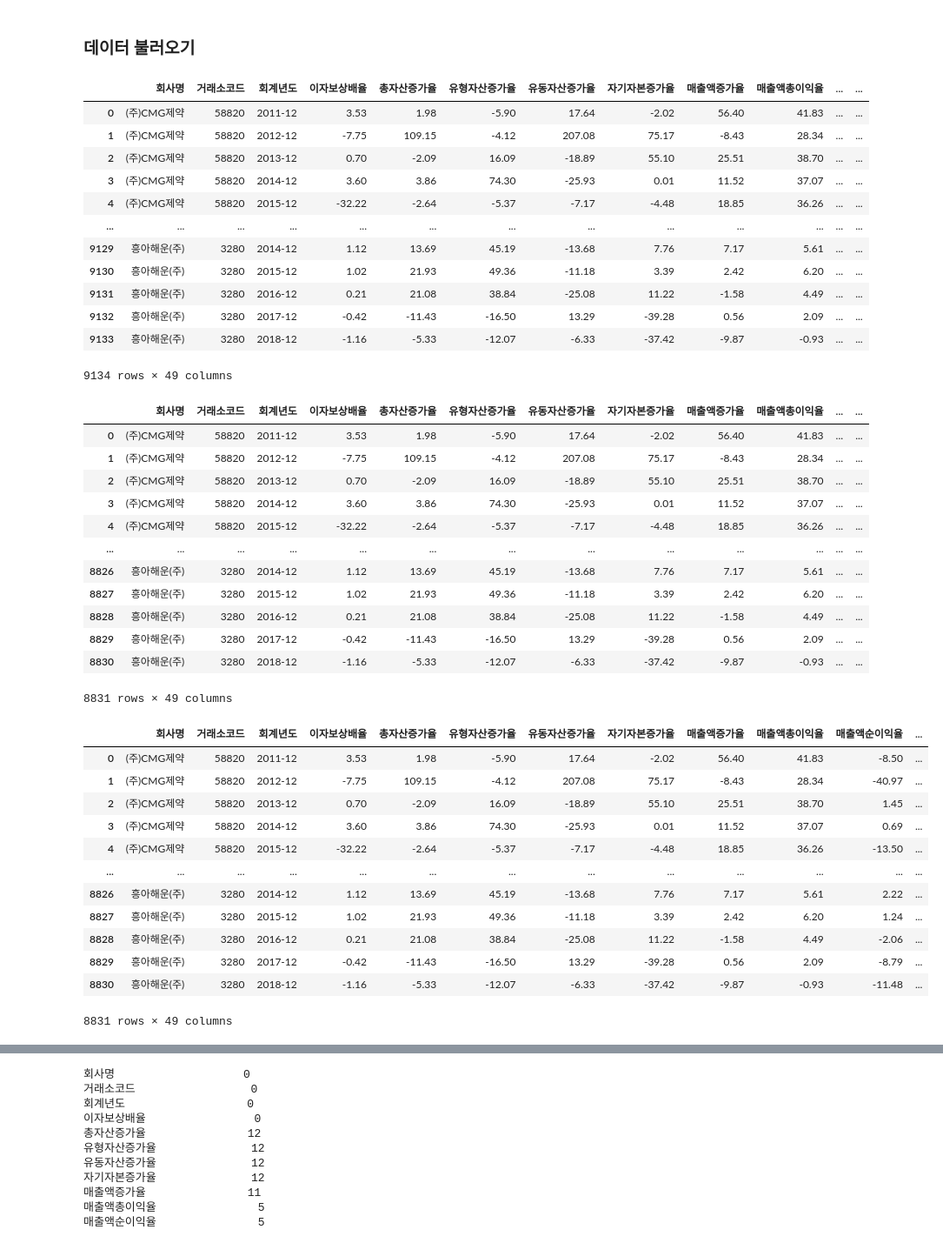
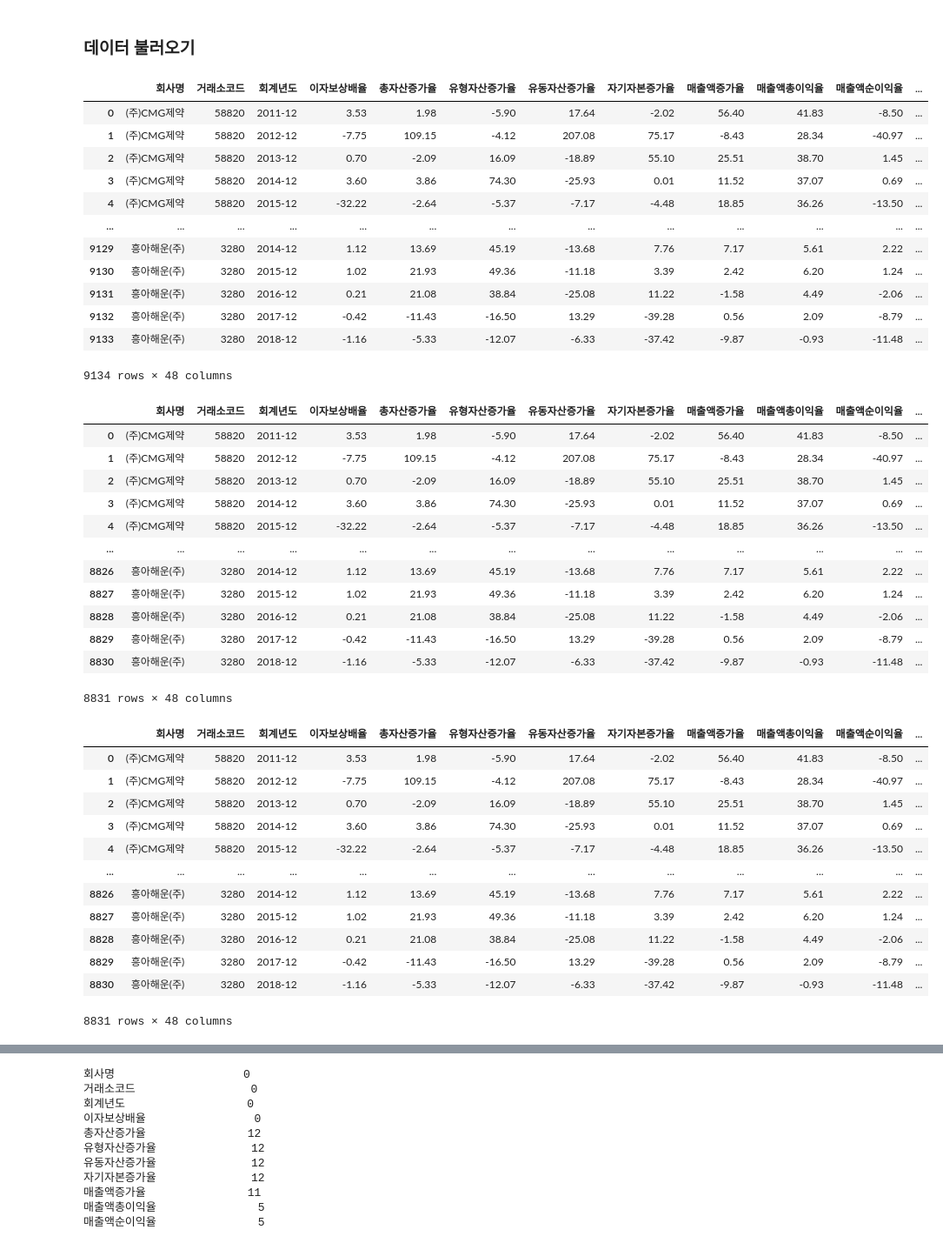
Before and after one commit to Penta-Audit-Technology/jh, a Jupyter notebook: 5차테스트.ipynb, the cells around one changed output, grey strips where cells are left out. Shown at 87% size. Saved outputs shown, nothing was run; the diff lists cells and outputs as text; code cells hidden in the pictures.

```diff
--- a/5차테스트.ipynb
+++ b/5차테스트.ipynb
@@ -5,38 +5,38 @@
 # %%
 import pandas as pd
 import numpy as np
 import matplotlib.pyplot as plt
 import seaborn as sns
 import warnings
 plt.rc("font", family="Malgun Gothic") # 시각화 할때 한글이 볼수 있게 하겠다
 plt.rc("axes", unicode_minus=False) # 마이너스 부호가 보일수 있게 하겠다
-# pd.options.display.max_columns = None
-df = pd.read_csv('확인용1년데이터.csv',encoding='cp949')
+pd.options.display.max_columns = None
+df = pd.read_csv('확인용1년데이터v2.csv',encoding='cp949')
 # df = df.replace(1254789.63,np.nan)
-# df['이자보상배율'] = df['이자보상배율'].replace(11111111.11,np.nan) # 임의로 설정한 값 변경
+df['이자보상배율'] = df['이자보상배율'].replace(1254789.63,np.nan) # 임의로 설정한 값 변경
 # df['이자보상배율'] = df['이자보상배율'].replace(0,1)
 # df['이자보상배율'] = df['이자보상배율'].fillna(df.groupby('회사명')['이자보상배율'].transform('max'))
 # df = df.drop(columns=['경상개발비비율','통계청 한국표준산업분류 10차(소분류)'])
 df = df.replace('X', np.nan)
 # df['회계년도'] = pd.to_datetime(df['회계년도'], format='%d-%b').dt.strftime('20%d-%m')
 # 거래소 코드 6자리가 아닌 것들은 6자리가 될 때까지 앞에 0 추가
 # df['거래소코드'] = df['거래소코드'].astype(str).str.zfill(6)
 # df['거래소코드']
 df
 # %% [output]
-|  | 회사명 | 거래소코드 | 회계년도 | 이자보상배율 | 총자산증가율 | 유형자산증가율 | 유동자산증가율 | 자기자본증가율 | 매출액증가율 | 매출액총이익율 | ... | ... |
-| 0 | (주)CMG제약 | 58820 | 2011-12 | 3.53 | 1.98 | -5.90 | 17.64 | -2.02 | 56.40 | 41.83 | ... | ... |
-| 1 | (주)CMG제약 | 58820 | 2012-12 | -7.75 | 109.15 | -4.12 | 207.08 | 75.17 | -8.43 | 28.34 | ... | ... |
-| 2 | (주)CMG제약 | 58820 | 2013-12 | 0.70 | -2.09 | 16.09 | -18.89 | 55.10 | 25.51 | 38.70 | ... | ... |
-| 3 | (주)CMG제약 | 58820 | 2014-12 | 3.60 | 3.86 | 74.30 | -25.93 | 0.01 | 11.52 | 37.07 | ... | ... |
-| 4 | (주)CMG제약 | 58820 | 2015-12 | -32.22 | -2.64 | -5.37 | -7.17 | -4.48 | 18.85 | 36.26 | ... | ... |
+|  | 회사명 | 거래소코드 | 회계년도 | 이자보상배율 | 총자산증가율 | 유형자산증가율 | 유동자산증가율 | 자기자본증가율 | 매출액증가율 | 매출액총이익율 | 매출액순이익율 | ... |
+| 0 | (주)CMG제약 | 58820 | 2011-12 | 3.53 | 1.98 | -5.90 | 17.64 | -2.02 | 56.40 | 41.83 | -8.50 | ... |
+| 1 | (주)CMG제약 | 58820 | 2012-12 | -7.75 | 109.15 | -4.12 | 207.08 | 75.17 | -8.43 | 28.34 | -40.97 | ... |
+| 2 | (주)CMG제약 | 58820 | 2013-12 | 0.70 | -2.09 | 16.09 | -18.89 | 55.10 | 25.51 | 38.70 | 1.45 | ... |
+| 3 | (주)CMG제약 | 58820 | 2014-12 | 3.60 | 3.86 | 74.30 | -25.93 | 0.01 | 11.52 | 37.07 | 0.69 | ... |
+| 4 | (주)CMG제약 | 58820 | 2015-12 | -32.22 | -2.64 | -5.37 | -7.17 | -4.48 | 18.85 | 36.26 | -13.50 | ... |
 | ... | ... | ... | ... | ... | ... | ... | ... | ... | ... | ... | ... | ... |
-| 9129 | 흥아해운(주) | 3280 | 2014-12 | 1.12 | 13.69 | 45.19 | -13.68 | 7.76 | 7.17 | 5.61 | ... | ... |
-| 9130 | 흥아해운(주) | 3280 | 2015-12 | 1.02 | 21.93 | 49.36 | -11.18 | 3.39 | 2.42 | 6.20 | ... | ... |
-| 9131 | 흥아해운(주) | 3280 | 2016-12 | 0.21 | 21.08 | 38.84 | -25.08 | 11.22 | -1.58 | 4.49 | ... | ... |
-| 9132 | 흥아해운(주) | 3280 | 2017-12 | -0.42 | -11.43 | -16.50 | 13.29 | -39.28 | 0.56 | 2.09 | ... | ... |
-| 9133 | 흥아해운(주) | 3280 | 2018-12 | -1.16 | -5.33 | -12.07 | -6.33 | -37.42 | -9.87 | -0.93 | ... | ... |
+| 9129 | 흥아해운(주) | 3280 | 2014-12 | 1.12 | 13.69 | 45.19 | -13.68 | 7.76 | 7.17 | 5.61 | 2.22 | ... |
+| 9130 | 흥아해운(주) | 3280 | 2015-12 | 1.02 | 21.93 | 49.36 | -11.18 | 3.39 | 2.42 | 6.20 | 1.24 | ... |
+| 9131 | 흥아해운(주) | 3280 | 2016-12 | 0.21 | 21.08 | 38.84 | -25.08 | 11.22 | -1.58 | 4.49 | -2.06 | ... |
+| 9132 | 흥아해운(주) | 3280 | 2017-12 | -0.42 | -11.43 | -16.50 | 13.29 | -39.28 | 0.56 | 2.09 | -8.79 | ... |
+| 9133 | 흥아해운(주) | 3280 | 2018-12 | -1.16 | -5.33 | -12.07 | -6.33 | -37.42 | -9.87 | -0.93 | -11.48 | ... |
-9134 rows × 49 columns
+9134 rows × 48 columns
 # %%
 dd = df['회사명'].isin(['(주)고려시멘트','(주)국전약품','(주)나노','(주)나인테크','(주)넥슨게임즈','(주)넵튠','(주)누보','(주)다보링크',
                               '(주)더블유에스아이','(주)덴티스','(주)드림시큐리티','(주)디딤','(주)디알텍','(주)디와이디','(주)러셀','(주)레이크머티리얼즈',
@@ -58,19 +58,19 @@ dd = df[~dd]
 dd = dd.reset_index(drop=True)
 dd
 # %% [output]
-|  | 회사명 | 거래소코드 | 회계년도 | 이자보상배율 | 총자산증가율 | 유형자산증가율 | 유동자산증가율 | 자기자본증가율 | 매출액증가율 | 매출액총이익율 | ... | ... |
-| 0 | (주)CMG제약 | 58820 | 2011-12 | 3.53 | 1.98 | -5.90 | 17.64 | -2.02 | 56.40 | 41.83 | ... | ... |
-| 1 | (주)CMG제약 | 58820 | 2012-12 | -7.75 | 109.15 | -4.12 | 207.08 | 75.17 | -8.43 | 28.34 | ... | ... |
-| 2 | (주)CMG제약 | 58820 | 2013-12 | 0.70 | -2.09 | 16.09 | -18.89 | 55.10 | 25.51 | 38.70 | ... | ... |
-| 3 | (주)CMG제약 | 58820 | 2014-12 | 3.60 | 3.86 | 74.30 | -25.93 | 0.01 | 11.52 | 37.07 | ... | ... |
-| 4 | (주)CMG제약 | 58820 | 2015-12 | -32.22 | -2.64 | -5.37 | -7.17 | -4.48 | 18.85 | 36.26 | ... | ... |
+|  | 회사명 | 거래소코드 | 회계년도 | 이자보상배율 | 총자산증가율 | 유형자산증가율 | 유동자산증가율 | 자기자본증가율 | 매출액증가율 | 매출액총이익율 | 매출액순이익율 | ... |
+| 0 | (주)CMG제약 | 58820 | 2011-12 | 3.53 | 1.98 | -5.90 | 17.64 | -2.02 | 56.40 | 41.83 | -8.50 | ... |
+| 1 | (주)CMG제약 | 58820 | 2012-12 | -7.75 | 109.15 | -4.12 | 207.08 | 75.17 | -8.43 | 28.34 | -40.97 | ... |
+| 2 | (주)CMG제약 | 58820 | 2013-12 | 0.70 | -2.09 | 16.09 | -18.89 | 55.10 | 25.51 | 38.70 | 1.45 | ... |
+| 3 | (주)CMG제약 | 58820 | 2014-12 | 3.60 | 3.86 | 74.30 | -25.93 | 0.01 | 11.52 | 37.07 | 0.69 | ... |
+| 4 | (주)CMG제약 | 58820 | 2015-12 | -32.22 | -2.64 | -5.37 | -7.17 | -4.48 | 18.85 | 36.26 | -13.50 | ... |
 | ... | ... | ... | ... | ... | ... | ... | ... | ... | ... | ... | ... | ... |
-| 8826 | 흥아해운(주) | 3280 | 2014-12 | 1.12 | 13.69 | 45.19 | -13.68 | 7.76 | 7.17 | 5.61 | ... | ... |
-| 8827 | 흥아해운(주) | 3280 | 2015-12 | 1.02 | 21.93 | 49.36 | -11.18 | 3.39 | 2.42 | 6.20 | ... | ... |
-| 8828 | 흥아해운(주) | 3280 | 2016-12 | 0.21 | 21.08 | 38.84 | -25.08 | 11.22 | -1.58 | 4.49 | ... | ... |
-| 8829 | 흥아해운(주) | 3280 | 2017-12 | -0.42 | -11.43 | -16.50 | 13.29 | -39.28 | 0.56 | 2.09 | ... | ... |
-| 8830 | 흥아해운(주) | 3280 | 2018-12 | -1.16 | -5.33 | -12.07 | -6.33 | -37.42 | -9.87 | -0.93 | ... | ... |
+| 8826 | 흥아해운(주) | 3280 | 2014-12 | 1.12 | 13.69 | 45.19 | -13.68 | 7.76 | 7.17 | 5.61 | 2.22 | ... |
+| 8827 | 흥아해운(주) | 3280 | 2015-12 | 1.02 | 21.93 | 49.36 | -11.18 | 3.39 | 2.42 | 6.20 | 1.24 | ... |
+| 8828 | 흥아해운(주) | 3280 | 2016-12 | 0.21 | 21.08 | 38.84 | -25.08 | 11.22 | -1.58 | 4.49 | -2.06 | ... |
+| 8829 | 흥아해운(주) | 3280 | 2017-12 | -0.42 | -11.43 | -16.50 | 13.29 | -39.28 | 0.56 | 2.09 | -8.79 | ... |
+| 8830 | 흥아해운(주) | 3280 | 2018-12 | -1.16 | -5.33 | -12.07 | -6.33 | -37.42 | -9.87 | -0.93 | -11.48 | ... |
-8831 rows × 49 columns
+8831 rows × 48 columns
 # %%
 dd
 # %% [output]
@@ -86,7 +86,7 @@ dd
 | 8828 | 흥아해운(주) | 3280 | 2016-12 | 0.21 | 21.08 | 38.84 | -25.08 | 11.22 | -1.58 | 4.49 | -2.06 | ... |
 | 8829 | 흥아해운(주) | 3280 | 2017-12 | -0.42 | -11.43 | -16.50 | 13.29 | -39.28 | 0.56 | 2.09 | -8.79 | ... |
 | 8830 | 흥아해운(주) | 3280 | 2018-12 | -1.16 | -5.33 | -12.07 | -6.33 | -37.42 | -9.87 | -0.93 | -11.48 | ... |
-8831 rows × 49 columns
+8831 rows × 48 columns
 # %%
 pd.options.display.max_columns = None
 # %%
```
Also changed, not shown: parts of 3 cells of this notebook, 13 other files.
